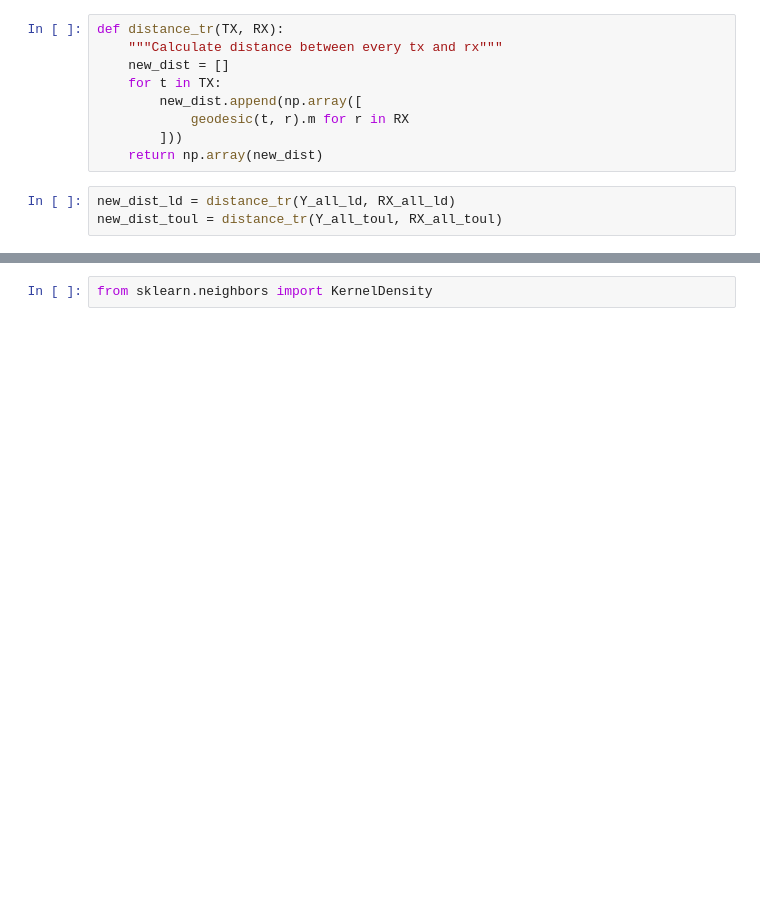
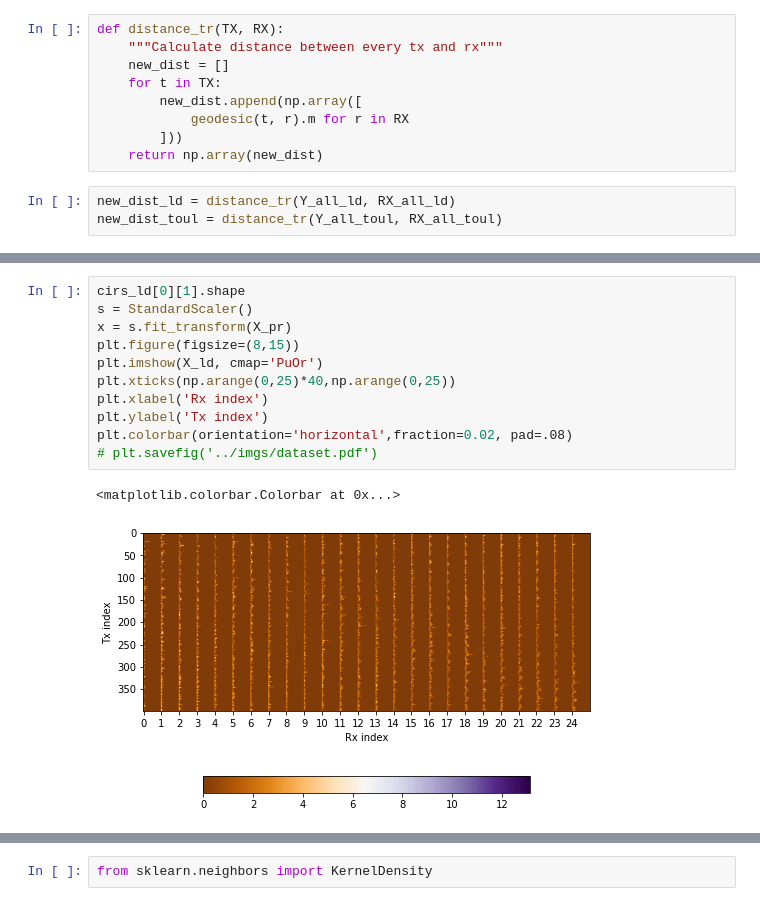
Before and after one commit to ukunliu/WSN_simulation, a Jupyter notebook: Simulation/transfer_learning.ipynb, the cells around one changed output, grey strips where cells are left out. Drawn from its saved outputs; the diff is of its cells as text; blank space fills up the shorter version.

```diff
--- a/Simulation/transfer_learning.ipynb
+++ b/Simulation/transfer_learning.ipynb
@@ -52,0 +100,14 @@ X_toul = ext_toul.amplitute_feature(ext_ld.max_reflection)
+# %%
+cirs_ld[0][1].shape
+s = StandardScaler()
+x = s.fit_transform(X_pr)
+plt.figure(figsize=(8,15))
+plt.imshow(X_ld, cmap='PuOr')
+plt.xticks(np.arange(0,25)*40,np.arange(0,25))
+plt.xlabel('Rx index')
+plt.ylabel('Tx index')
+plt.colorbar(orientation='horizontal',fraction=0.02, pad=.08)
+# plt.savefig('../imgs/dataset.pdf')
+# %% [output]
+<matplotlib.colorbar.Colorbar at 0x...>
+[figure, added]
```
Also changed, not shown: parts of 14 cells of this notebook, 14 other files.
